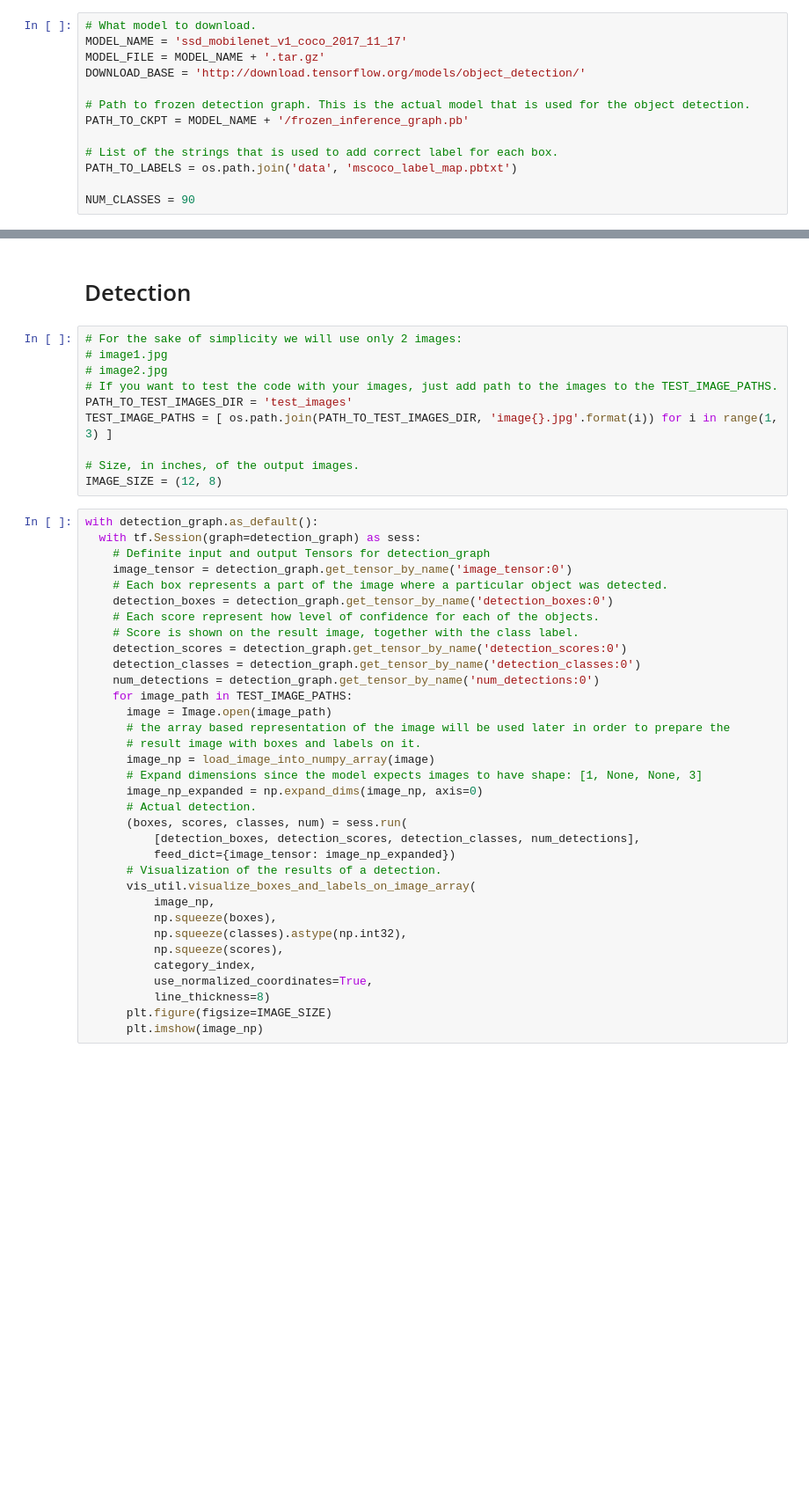
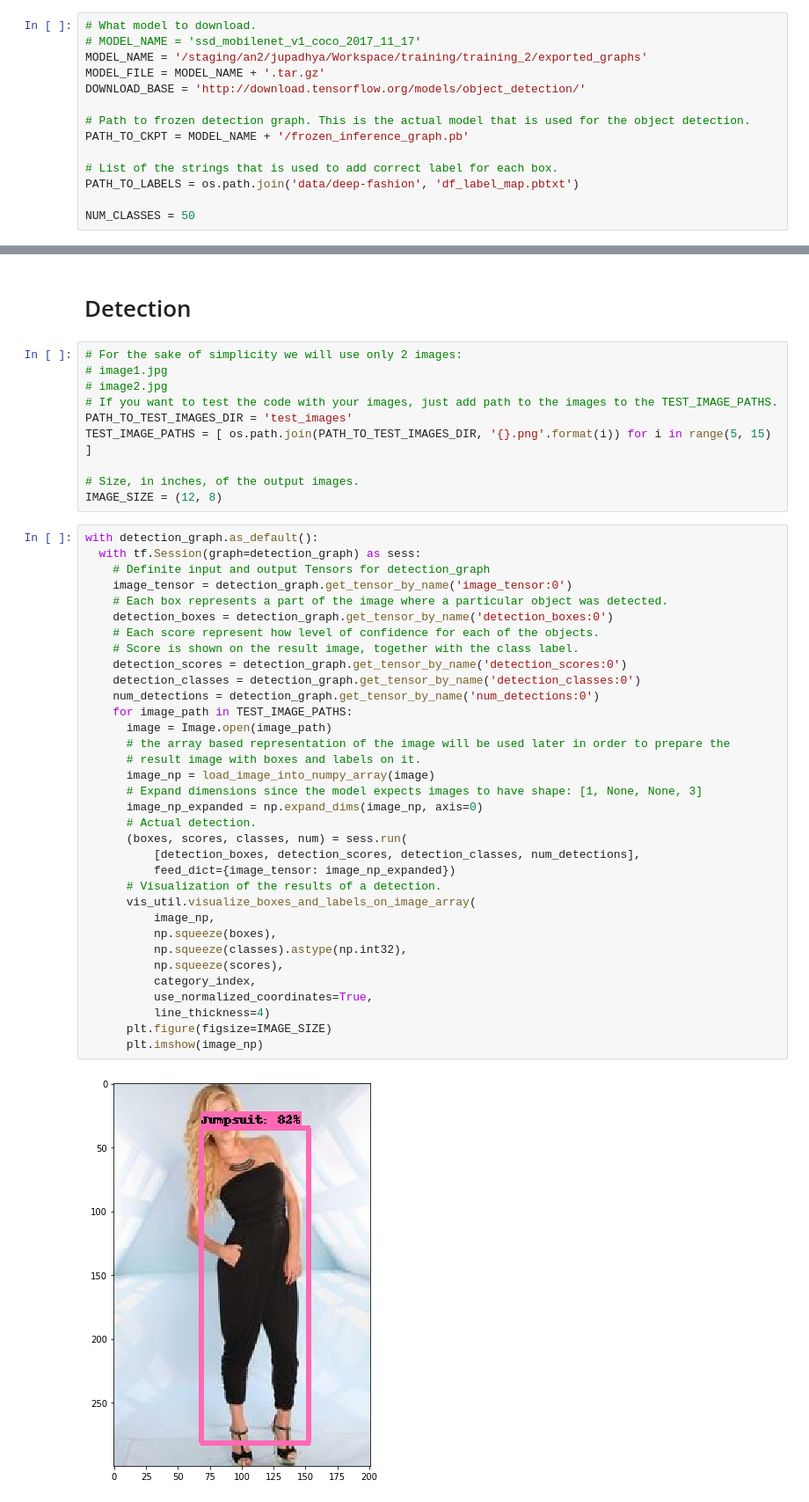
Before and after one commit to jaiminupadhyay/models, a Jupyter notebook: research/object_detection/object_detection_tutorial.ipynb, the cells around one changed output, grey strips where cells are left out. Shown at 88% size. Saved outputs shown, nothing was run; the diff lists cells and outputs as text; blank space fills up the shorter version.

Commit message:
updated inference test notebook and fixed iterative

```diff
--- a/research/object_detection/object_detection_tutorial.ipynb
+++ b/research/object_detection/object_detection_tutorial.ipynb
@@ -46,7 +44,8 @@ Any model exported using the `export_inference_graph.py` tool can be loaded here
 By default we use an "SSD with Mobilenet" model here. See the [detection model zoo](https://github.com/tensorflow/models/blob/master/research/object_detection/g3doc/detection_model_zoo.md) for a list of other models that can be run out-of-the-box with varying speeds and accuracies.
 # %%
 # What model to download.
-MODEL_NAME = 'ssd_mobilenet_v1_coco_2017_11_17'
+# MODEL_NAME = 'ssd_mobilenet_v1_coco_2017_11_17'
+MODEL_NAME = '/staging/an2/jupadhya/Workspace/training/training_2/exported_graphs'
 MODEL_FILE = MODEL_NAME + '.tar.gz'
 DOWNLOAD_BASE = 'http://download.tensorflow.org/models/object_detection/'
 
@@ -54,9 +53,9 @@ DOWNLOAD_BASE = 'http://download.tensorflow.org/models/object_detection/'
 PATH_TO_CKPT = MODEL_NAME + '/frozen_inference_graph.pb'
 
 # List of the strings that is used to add correct label for each box.
-PATH_TO_LABELS = os.path.join('data', 'mscoco_label_map.pbtxt')
+PATH_TO_LABELS = os.path.join('data/deep-fashion', 'df_label_map.pbtxt')
 
-NUM_CLASSES = 90
+NUM_CLASSES = 50
 # %% [markdown]
 ## Download Model
 # %%
@@ -99,7 +98,7 @@ def load_image_into_numpy_array(image):
 # image2.jpg
 # If you want to test the code with your images, just add path to the images to the TEST_IMAGE_PATHS.
 PATH_TO_TEST_IMAGES_DIR = 'test_images'
-TEST_IMAGE_PATHS = [ os.path.join(PATH_TO_TEST_IMAGES_DIR, 'image{}.jpg'.format(i)) for i in range(1, 3) ]
+TEST_IMAGE_PATHS = [ os.path.join(PATH_TO_TEST_IMAGES_DIR, '{}.png'.format(i)) for i in range(5, 15) ]
 
 # Size, in inches, of the output images.
 IMAGE_SIZE = (12, 8)
@@ -109,31 +108,33 @@ with detection_graph.as_default():
     # Definite input and output Tensors for detection_graph
     image_tensor = detection_graph.get_tensor_by_name('image_tensor:0')
     # Each box represents a part of the image where a particular object was detected.
     detection_boxes = detection_graph.get_tensor_by_name('detection_boxes:0')
     # Each score represent how level of confidence for each of the objects.
     # Score is shown on the result image, together with the class label.
     detection_scores = detection_graph.get_tensor_by_name('detection_scores:0')
     detection_classes = detection_graph.get_tensor_by_name('detection_classes:0')
     num_detections = detection_graph.get_tensor_by_name('num_detections:0')
     for image_path in TEST_IMAGE_PATHS:
       image = Image.open(image_path)
       # the array based representation of the image will be used later in order to prepare the
       # result image with boxes and labels on it.
       image_np = load_image_into_numpy_array(image)
       # Expand dimensions since the model expects images to have shape: [1, None, None, 3]
       image_np_expanded = np.expand_dims(image_np, axis=0)
       # Actual detection.
       (boxes, scores, classes, num) = sess.run(
           [detection_boxes, detection_scores, detection_classes, num_detections],
           feed_dict={image_tensor: image_np_expanded})
       # Visualization of the results of a detection.
       vis_util.visualize_boxes_and_labels_on_image_array(
           image_np,
           np.squeeze(boxes),
           np.squeeze(classes).astype(np.int32),
           np.squeeze(scores),
           category_index,
           use_normalized_coordinates=True,
-          line_thickness=8)
+          line_thickness=4)
       plt.figure(figsize=IMAGE_SIZE)
       plt.imshow(image_np)
+# %% [output]
+[figure, added]
```
Also changed, not shown: parts of 2 cells of this notebook, 1 other file.
